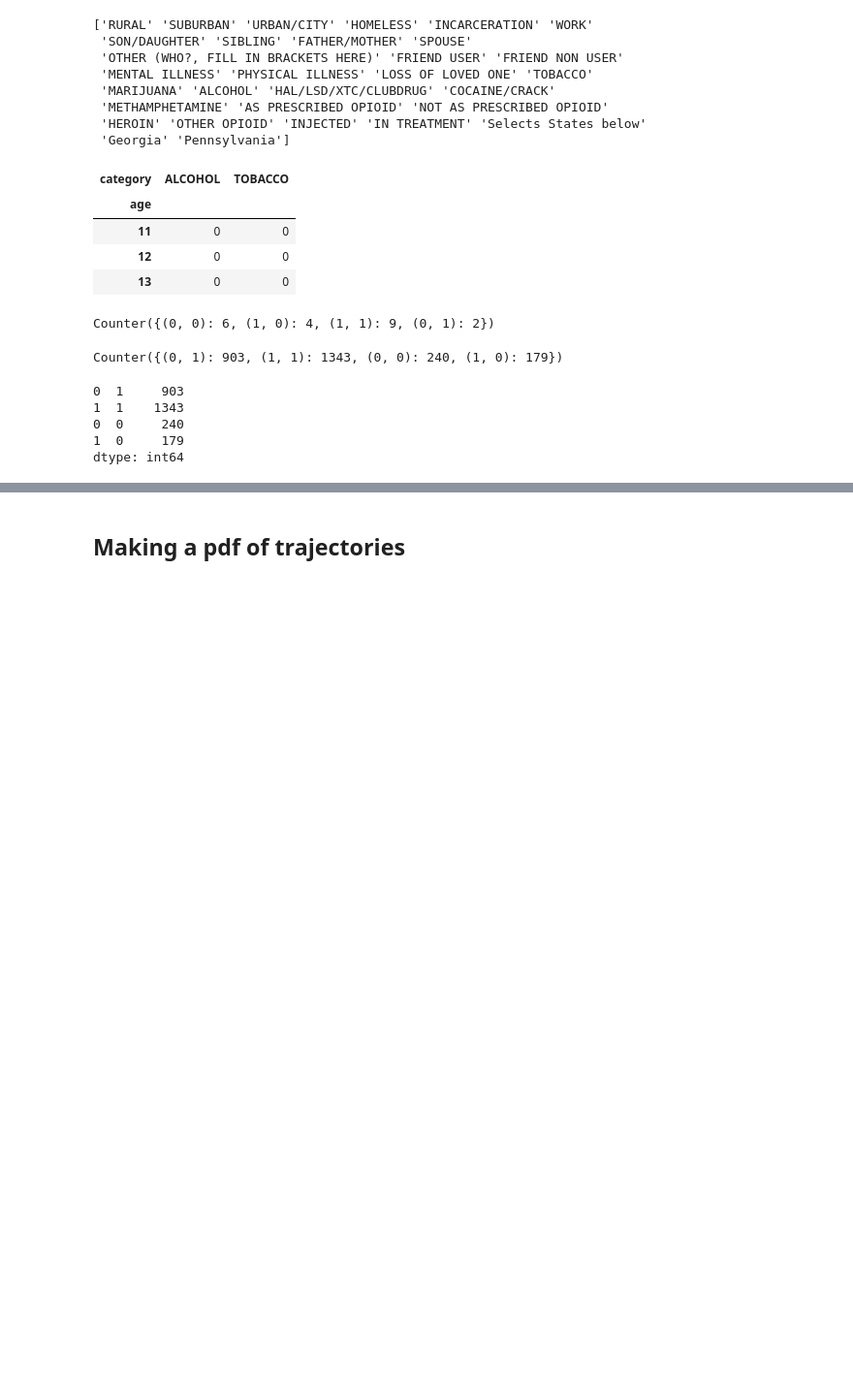
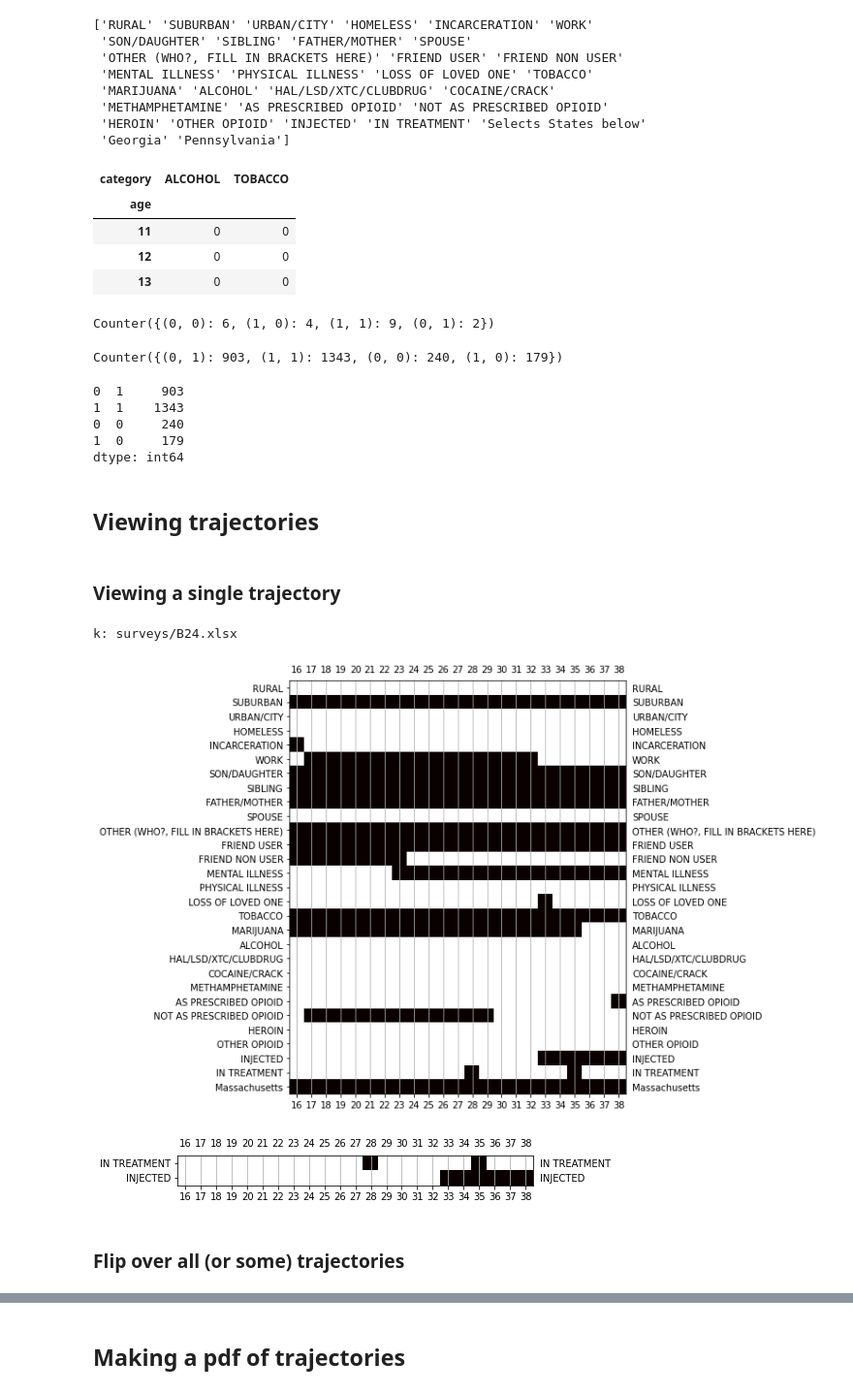
Before and after one commit to thorwhalen/odus, a Jupyter notebook: Odus C.ipynb, the cells around one changed output, grey strips where cells are left out. Shown at 97% size. Saved outputs shown, nothing was run; the diff lists cells and outputs as text; code cells hidden in the pictures; blank space fills up the shorter version.

Commit message:
Updated notebook and added plot utils in modules

```diff
--- a/Odus C.ipynb
+++ b/Odus C.ipynb
@@ -166,3 +166,5 @@ pd.Series(c)
 dtype: int64
 # %%
 # Powerful! You can use that with several pairs and get some nice probabilities. Look up Naive Bayes.
+# %% [markdown]
+## Viewing trajectories
@@ -168,0 +178,15 @@ dtype: int64
+# %% [markdown]
+### Viewing a single trajectory
+# %%
+k = next(iter(df_store))  # get the first key
+print(f"k: {k}")  # print it
+plot_life(df_store[k])  # plot the trajectory
+# %% [output]
+k: surveys/B24.xlsx
+[figure, added]
+# %%
+plot_life(df_store[k], fields=[s.in_treatment, s.injected])  # only want two fields
+# %% [output]
+[figure, added]
+# %% [markdown]
+### Flip over all (or some) trajectories
```
Also changed, not shown: parts of 14 cells of this notebook, 4 other files.
